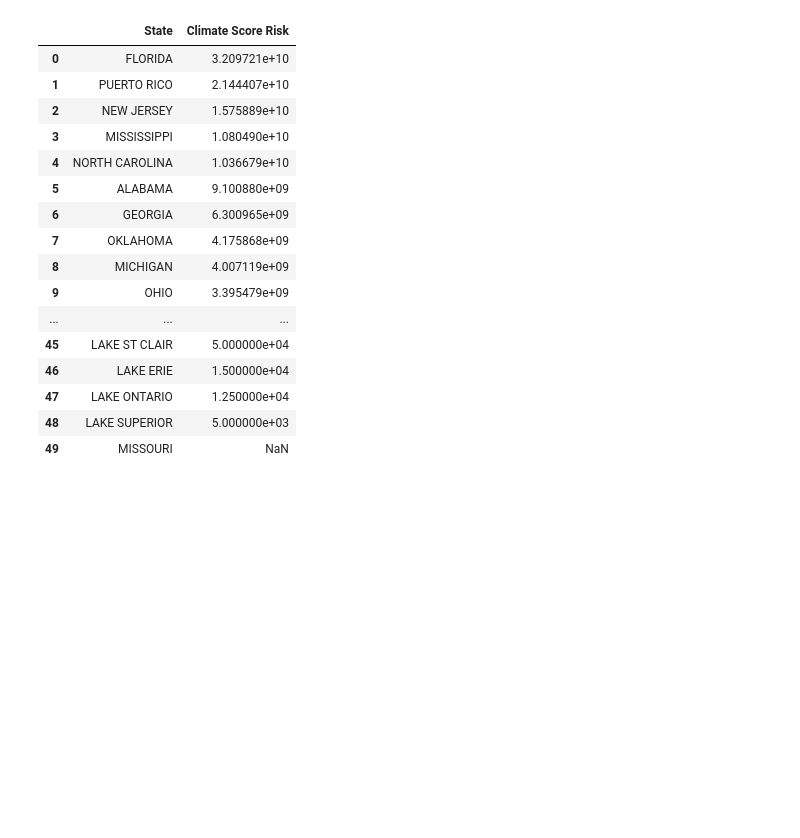
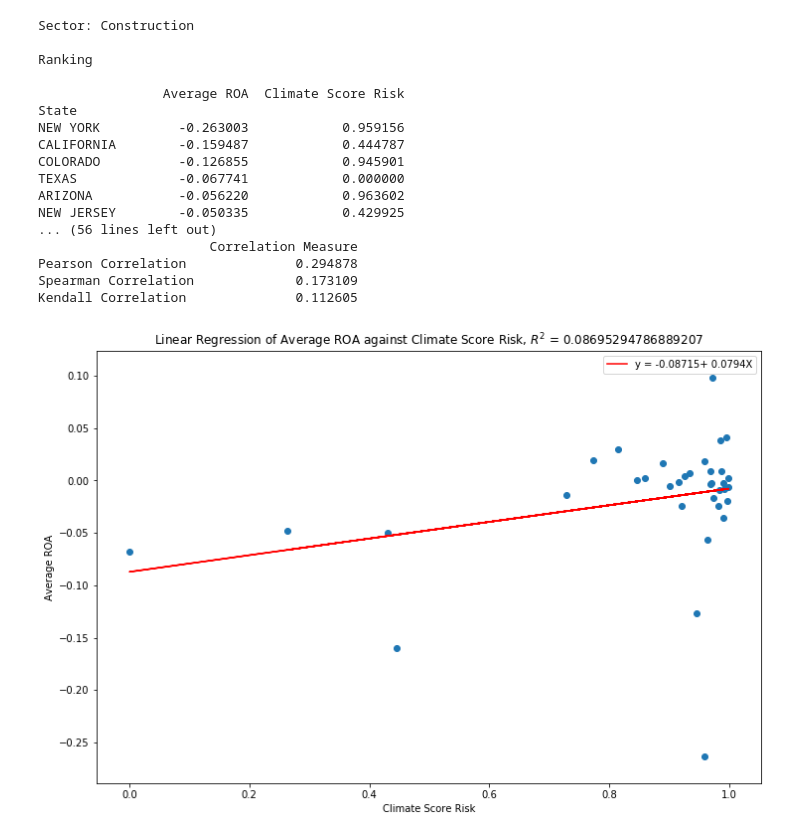
Before and after one commit to allanbellahsene/THESIS, a Jupyter notebook: CODE/Performance&ClimateRisks.ipynb, the cells around one changed output. Drawn from its saved outputs; the diff is of its cells as text; code cells hidden in the pictures; blank space fills up the shorter version.

```diff
--- a/CODE/Performance&ClimateRisks.ipynb
+++ b/CODE/Performance&ClimateRisks.ipynb
@@ -362,20 +483,21 @@ financial_ranking(fin_data=data, start_year='1996', end_year='2019', sector='11'
 # %%
-climate_ranking(climate_data=STORMS, start_year='1996', end_year='2019', sector='Energy').head(50)
+display_results(fin_data=data, climate_data=STORMS, start_year='1996', end_year='2019', sector_name='Construction', sector_naics='23')
 # %% [output]
-|  | State | Climate Score Risk |
-| 0 | FLORIDA | 3.209721e+10 |
-| 1 | PUERTO RICO | 2.144407e+10 |
-| 2 | NEW JERSEY | 1.575889e+10 |
-| 3 | MISSISSIPPI | 1.080490e+10 |
-| 4 | NORTH CAROLINA | 1.036679e+10 |
-| 5 | ALABAMA | 9.100880e+09 |
-| 6 | GEORGIA | 6.300965e+09 |
-| 7 | OKLAHOMA | 4.175868e+09 |
-| 8 | MICHIGAN | 4.007119e+09 |
-| 9 | OHIO | 3.395479e+09 |
-| ... | ... | ... |
-| 45 | LAKE ST CLAIR | 5.000000e+04 |
-| 46 | LAKE ERIE | 1.500000e+04 |
-| 47 | LAKE ONTARIO | 1.250000e+04 |
-| 48 | LAKE SUPERIOR | 5.000000e+03 |
-| 49 | MISSOURI | NaN |
+Sector: Construction
+
+Ranking
+
+                Average ROA  Climate Score Risk
+State
+NEW YORK          -0.263003            0.959156
+CALIFORNIA        -0.159487            0.444787
+COLORADO          -0.126855            0.945901
+TEXAS             -0.067741            0.000000
+ARIZONA           -0.056220            0.963602
+NEW JERSEY        -0.050335            0.429925
+... (56 lines left out)
+                      Correlation Measure
+Pearson Correlation              0.294878
+Spearman Correlation             0.173109
+Kendall Correlation              0.112605
+[figure, added]
```
Also changed, not shown: parts of 10 cells of this notebook.
